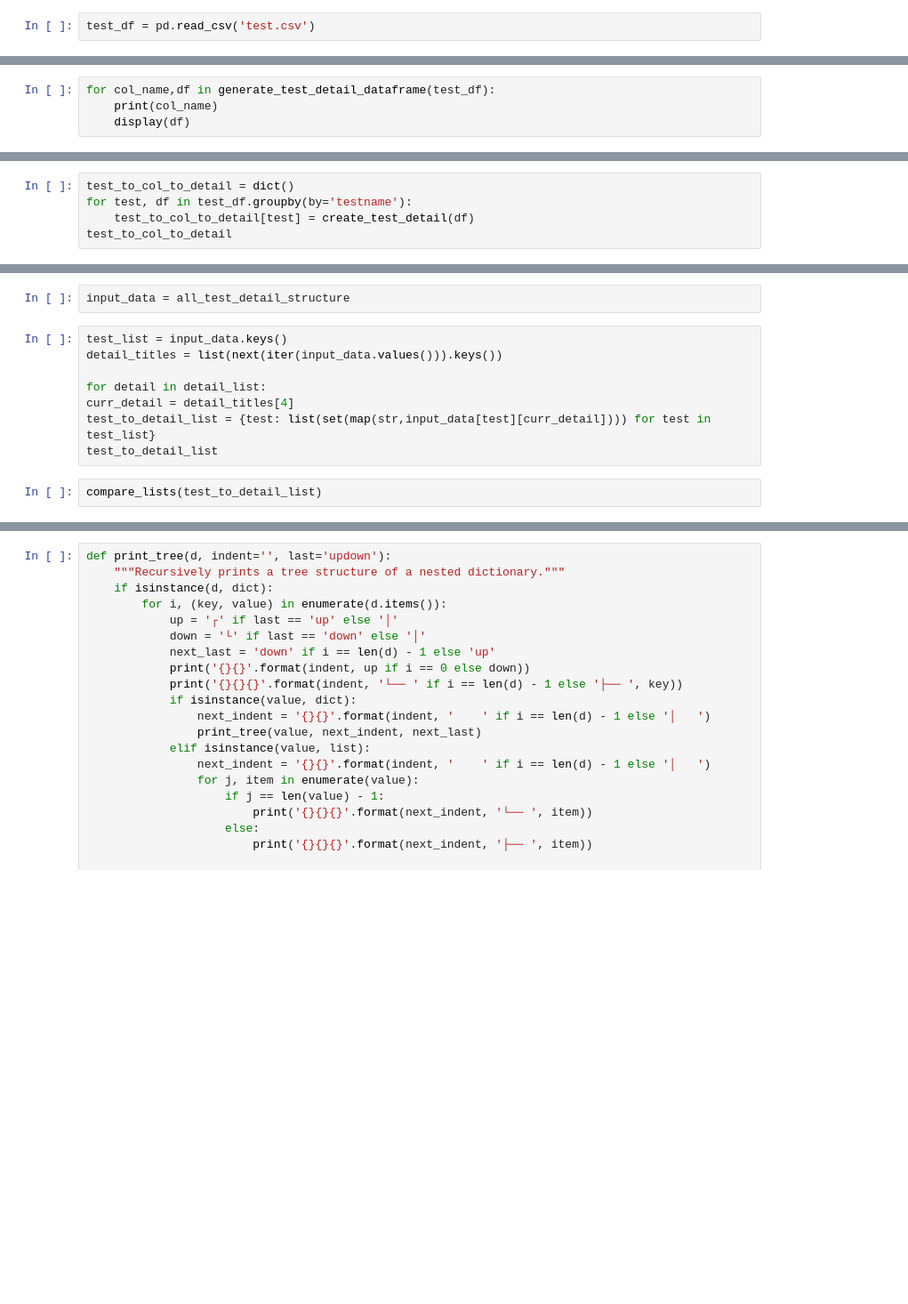
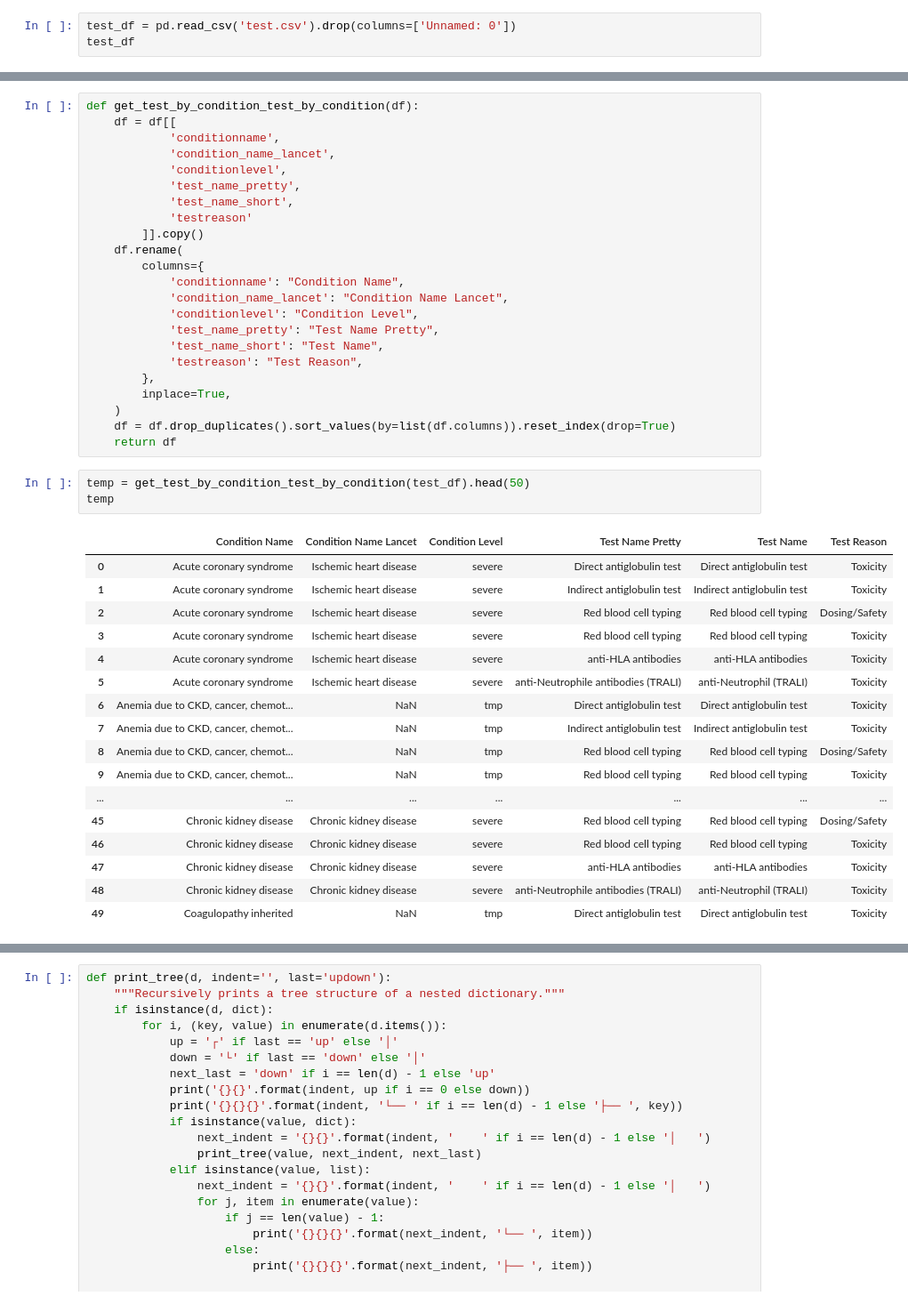
Before and after one commit to yckumich/diagnostic, a Jupyter notebook: Untitled.ipynb, the cells around one changed output, grey strips where cells are left out. Shown at 89% size. Cells and saved outputs as stored; diff of their text form; blank space fills up the shorter version.

```diff
--- a/Untitled.ipynb
+++ b/Untitled.ipynb
@@ -97,2 +22,3 @@ def generate_test_detail_dataframe(test_df:pd.DataFrame) -> pd.DataFrame:
 # %%
-test_df = pd.read_csv('test.csv')
+test_df = pd.read_csv('test.csv').drop(columns=['Unnamed: 0'])
+test_df
@@ -99,4 +38,0 @@ test_df = pd.read_csv('test.csv')
-# %%
-for col_name,df in generate_test_detail_dataframe(test_df):
-    print(col_name)
-    display(df)
@@ -141,5 +38,0 @@ medicineorconditionnote
-# %%
-test_to_col_to_detail = dict()
-for test, df in test_df.groupby(by='testname'):
-    test_to_col_to_detail[test] = create_test_detail(df)
-test_to_col_to_detail
@@ -244,12 +39,44 @@ medicineorconditionnote
-# %%
-input_data = all_test_detail_structure
-# %%
-test_list = input_data.keys()
-detail_titles = list(next(iter(input_data.values())).keys())
-
-for detail in detail_list:
-curr_detail = detail_titles[4]
-test_to_detail_list = {test: list(set(map(str,input_data[test][curr_detail]))) for test in test_list}
-test_to_detail_list
-# %%
-compare_lists(test_to_detail_list)
+# %%
+def get_test_by_condition_test_by_condition(df):
+    df = df[[
+            'conditionname',
+            'condition_name_lancet',
+            'conditionlevel',
+            'test_name_pretty',
+            'test_name_short',
+            'testreason'
+        ]].copy()
+    df.rename(
+        columns={
+            'conditionname': "Condition Name",
+            'condition_name_lancet': "Condition Name Lancet",
+            'conditionlevel': "Condition Level",
+            'test_name_pretty': "Test Name Pretty",
+            'test_name_short': "Test Name",
+            'testreason': "Test Reason",
+        },
+        inplace=True,
+    )
+    df = df.drop_duplicates().sort_values(by=list(df.columns)).reset_index(drop=True)
+    return df
+# %%
+temp = get_test_by_condition_test_by_condition(test_df).head(50)
+temp
+# %% [output]
+|  | Condition Name | Condition Name Lancet | Condition Level | Test Name Pretty | Test Name | Test Reason |
+| 0 | Acute coronary syndrome | Ischemic heart disease | severe | Direct antiglobulin test | Direct antiglobulin test | Toxicity |
+| 1 | Acute coronary syndrome | Ischemic heart disease | severe | Indirect antiglobulin test | Indirect antiglobulin test | Toxicity |
+| 2 | Acute coronary syndrome | Ischemic heart disease | severe | Red blood cell typing | Red blood cell typing | Dosing/Safety |
+| 3 | Acute coronary syndrome | Ischemic heart disease | severe | Red blood cell typing | Red blood cell typing | Toxicity |
+| 4 | Acute coronary syndrome | Ischemic heart disease | severe | anti-HLA antibodies | anti-HLA antibodies | Toxicity |
+| 5 | Acute coronary syndrome | Ischemic heart disease | severe | anti-Neutrophile antibodies (TRALI) | anti-Neutrophil (TRALI) | Toxicity |
+| 6 | Anemia due to CKD, cancer, chemot... | NaN | tmp | Direct antiglobulin test | Direct antiglobulin test | Toxicity |
+| 7 | Anemia due to CKD, cancer, chemot... | NaN | tmp | Indirect antiglobulin test | Indirect antiglobulin test | Toxicity |
+| 8 | Anemia due to CKD, cancer, chemot... | NaN | tmp | Red blood cell typing | Red blood cell typing | Dosing/Safety |
+| 9 | Anemia due to CKD, cancer, chemot... | NaN | tmp | Red blood cell typing | Red blood cell typing | Toxicity |
+| ... | ... | ... | ... | ... | ... | ... |
+| 45 | Chronic kidney disease | Chronic kidney disease | severe | Red blood cell typing | Red blood cell typing | Dosing/Safety |
+| 46 | Chronic kidney disease | Chronic kidney disease | severe | Red blood cell typing | Red blood cell typing | Toxicity |
+| 47 | Chronic kidney disease | Chronic kidney disease | severe | anti-HLA antibodies | anti-HLA antibodies | Toxicity |
+| 48 | Chronic kidney disease | Chronic kidney disease | severe | anti-Neutrophile antibodies (TRALI) | anti-Neutrophil (TRALI) | Toxicity |
+| 49 | Coagulopathy inherited | NaN | tmp | Direct antiglobulin test | Direct antiglobulin test | Toxicity |
```
Also changed, not shown: parts of 13 cells of this notebook, 8 other files.
